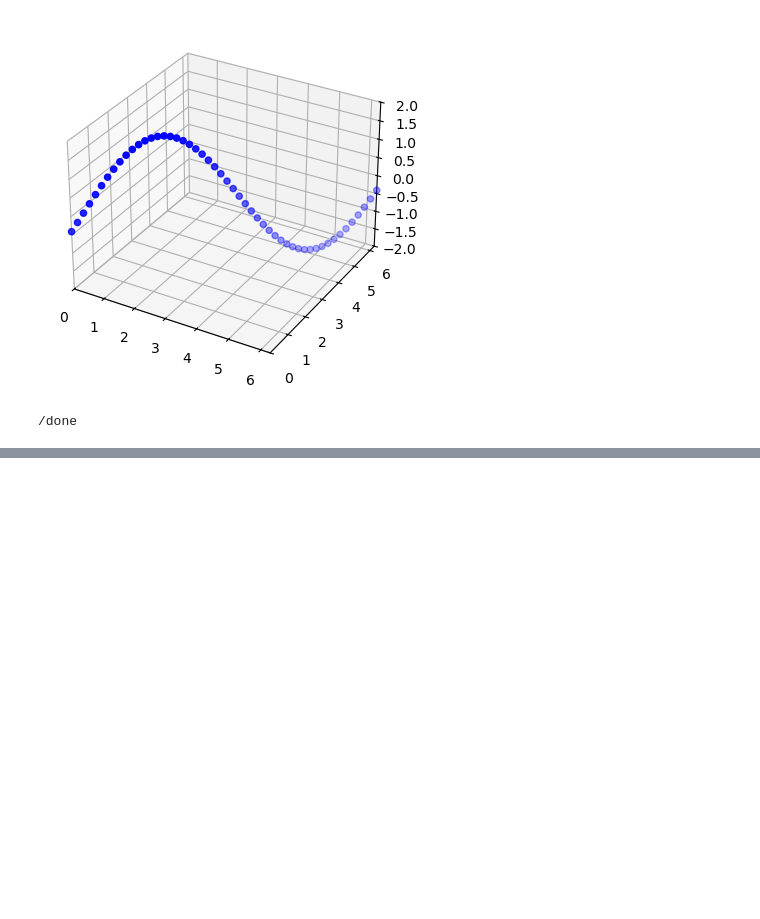
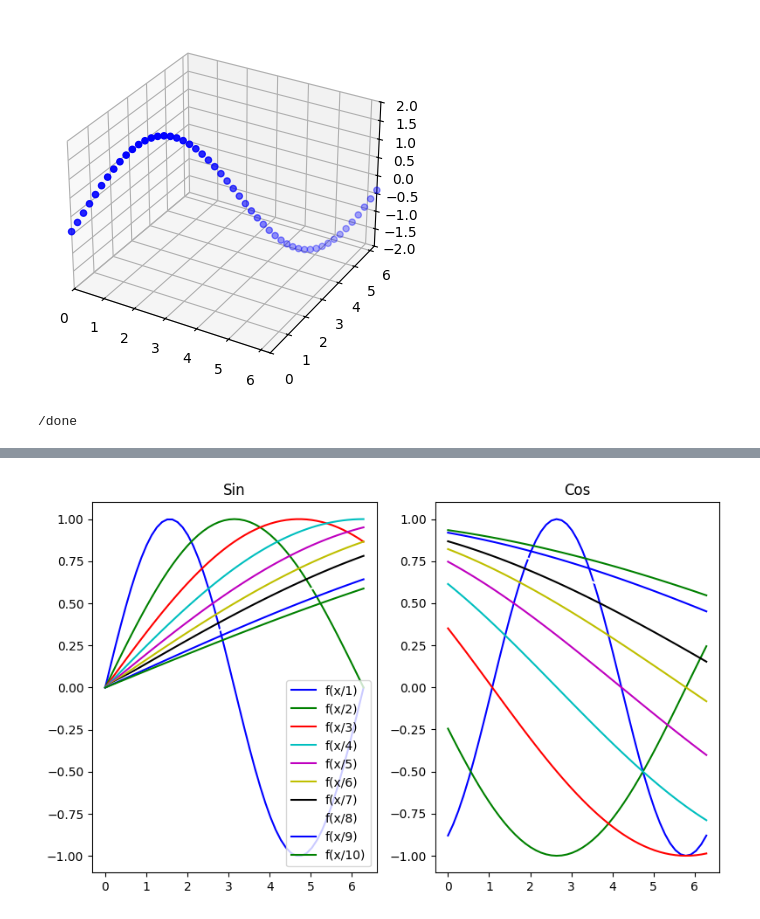
Before and after one commit to hansbuehler/cdxcore, a Jupyter notebook: notebooks/dynaplot.ipynb, the cells around one changed output, grey strips where cells are left out. Drawn from its saved outputs; the diff is of its cells as text; code cells hidden in the pictures; blank space fills up the shorter version.

```diff
--- a/notebooks/dynaplot.ipynb
+++ b/notebooks/dynaplot.ipynb
@@ -127,18 +139,18 @@ print("/done")
 /done
 # %%
-%matplotlib inline
 """
-3D graphs
+Animated 3D graphs
 """
 
+%matplotlib inline
 import numpy as np
-import cdxcore.dynaplot as dynaplot
+from cdxcore.dynaplot import figure
 import math
 
 x = np.linspace(0.,2.*math.pi,51)
 y = x
 
-fig = dynaplot.figure()
+fig = figure()
 ax1  = fig.add_subplot(projection='3d')
 ax2  = fig.add_subplot(projection='3d')
 ax1.set_xlim(0.,2.*math.pi)
@@ -167,20 +179,20 @@ print("/done")
 [figure]
 /done
 # %%
-%matplotlib inline
 """
-Example with clear() which preserves the color of the animation
+3D example with clear() which preserves the color of the animation
 I suppose clear() works for all graphs
 """
 
+%matplotlib inline
 import numpy as np
-import cdxcore.dynaplot as dynaplot
+from cdxcore.dynaplot import figure
 import math
 
 x = np.linspace(0.,2.*math.pi,51)
 y = x
 
-fig = dynaplot.figure()
+fig = figure()
 ax  = fig.add_subplot(projection='3d')
 ax.set_xlim(0.,2.*math.pi)
 ax.set_ylim(0.,2.*math.pi)
@@ -235,0 +248,43 @@ Plotting an image with IPython
+# %%
+"""
+Using consistent colors in two graphs
+"""
+
+%matplotlib inline
+import numpy as np
+import math
+import time
+from cdxcore.dynaplot import figure, color_base   # 'figure' is an alias for DynaFig
+
+x = np.linspace(0.,2.*math.pi,51)
+
+fig = figure(fig_size=(14,6))
+ax = fig.add_subplot("Sin")
+store = fig.store()
+# draw 10 lines in the first sub plot, and add a legend
+for i in range(10):
+    y = np.sin(x/(i+1))
+    ax.plot( x, y, color=color_base(i), label=f"f(x/{i+1})" )
+ax.legend(loc="lower right")
+
+# draw 10 lines in the second sub plot.
+# use the same colors for the same scaling of 'x'
+ax = fig.add_subplot("Cos")
+
+for i in range(10):
+    z = np.cos(x/(i+1))
+    store += ax.plot( x, z, color=color_base(i) )
+fig.render()
+
+# animiate, again with the same colors
+for p in np.linspace(0.,4.,11,endpoint=False):
+    time.sleep(0.1)
+    store.clear() # alias for 'remove'
+    for i in range(10):
+        z = np.cos((x+p)/(i+1))
+        store += ax.plot( x, z, color=color_base(i) )
+    fig.render()
+
+fig.close()
+# %% [output]
+[figure, added]
```
Also changed, not shown: parts of 8 cells of this notebook, 31 other files.
